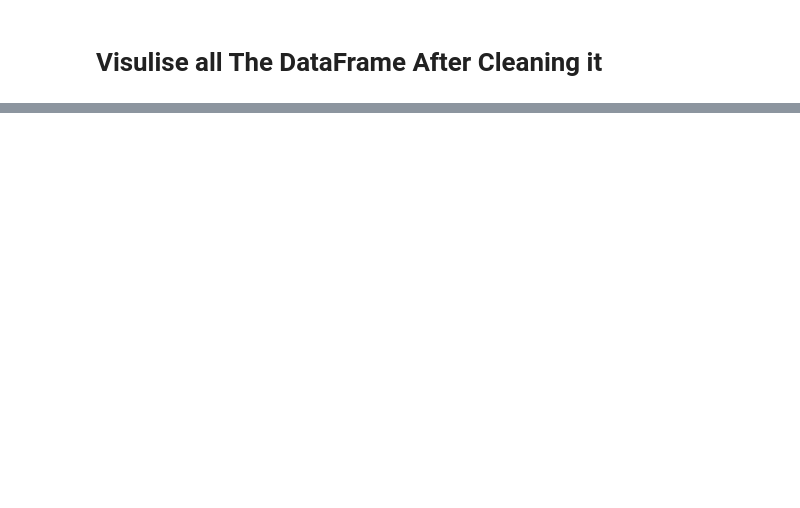
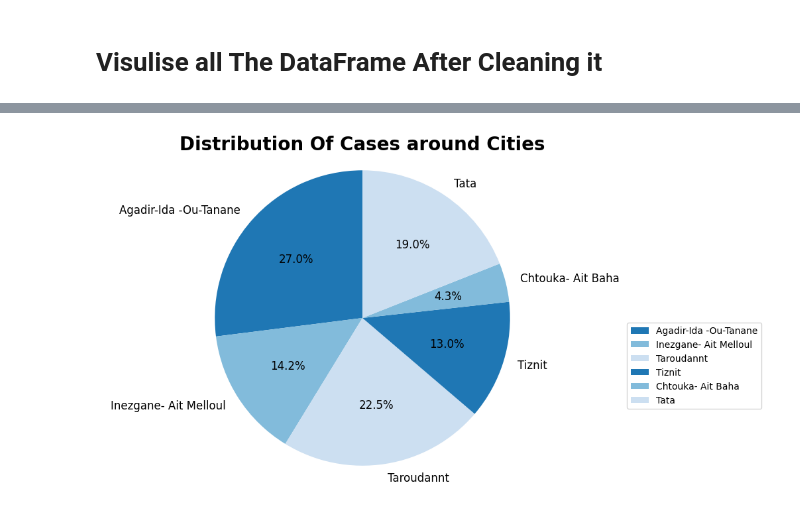
Before and after one commit to oussama95boussaid/Coronavirus_Pandemic_Morocco_project, a Jupyter notebook: Coronavirus_Pandemic_Morocco.ipynb, the cells around one changed output, grey strips where cells are left out. Saved outputs shown, nothing was run; the diff lists cells and outputs as text; code cells hidden in the pictures; blank space fills up the shorter version.

```diff
--- a/Coronavirus_Pandemic_Morocco.ipynb
+++ b/Coronavirus_Pandemic_Morocco.ipynb
@@ -315,0 +326,14 @@ Covid_data
+# %%
+#Groupe all Case and Death data by City
+Covid_data_GpByCyties = Covid_data.groupby("cities")
+
+#Count Number of All Cases in each City
+Covid_data_GpByCyties_Cases = Covid_data_GpByCyties.Cases.count()
+Covid_data_GpByCyties_Cases = list(Covid_data_GpByCyties_Cases)
+
+#print data
+cities = ["Agadir-Ida -Ou-Tanane","Inezgane- Ait Melloul","Taroudannt","Tiznit","Chtouka- Ait Baha","Tata"] # same thing as Covid_data_GpByCyties.cities
+for ele in range(len(cities)) :
+  print("Number of Cases in "+cities[ele]+" : ",Covid_data_GpByCyties_Cases[ele],end="\n")
+
+print("\nSum of all Case in all Cities is ",sum(Covid_data_GpByCyties_Cases))
@@ -315,0 +353,14 @@ Covid_data
+# %%
+# Convert Valus to percent (case * 100)/400
+Cases_In_City_per = []
+
+for nb_case in Covid_data_GpByCyties_Cases:
+  case_per = (nb_case * 100)/400
+  Cases_In_City_per.append(case_per)
+
+#print data
+cities = ["Agadir-Ida -Ou-Tanane","Inezgane- Ait Melloul","Taroudannt","Tiznit","Chtouka- Ait Baha","Tata"]
+for ele in range(len(cities)) :
+  print("Number of Cases in "+cities[ele]+" : ",Cases_In_City_per[ele],end="%\n")
+
+print("\nSum of all Case in all Cities is ",sum(Cases_In_City_per),end="%")
@@ -315,0 +376,14 @@ Covid_data
+# %%
+import matplotlib.pyplot as plt
+
+# Pie chart
+fig1, ax1 = plt.subplots(figsize=(8, 5))
+ax1.pie(Cases_In_City_per,labels=cities,autopct='%1.1f%%', startangle=90, textprops={'fontsize': 12})
+ax1.axis('equal')
+plt.legend(labels=cities, loc='best', bbox_to_anchor=(1, 0.5))
+
+ax1.set_title('Distribution Of Cases Around Cities', fontsize=20, fontweight='bold')
+
+plt.show()
+# %% [output]
+[figure, added]
```
Also changed, not shown: parts of 12 cells of this notebook.
